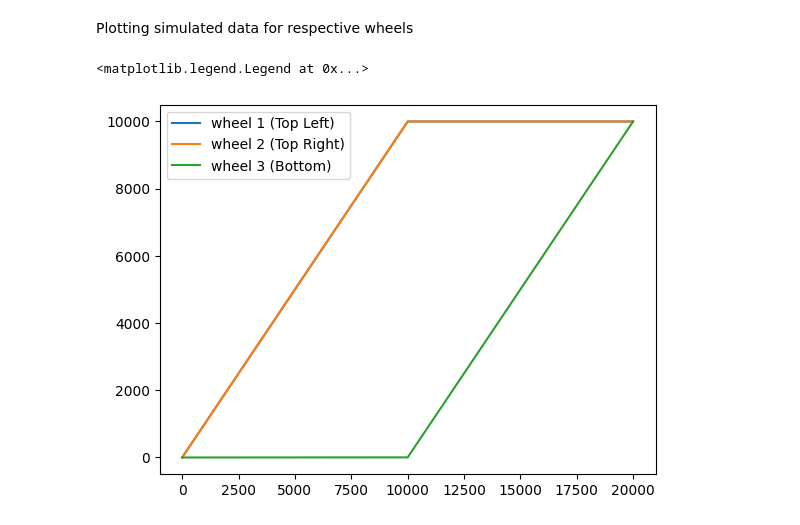
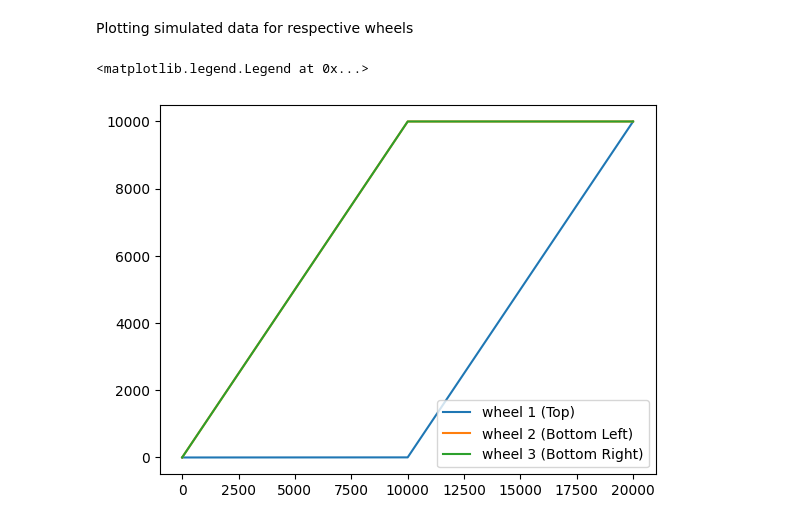
Before and after one commit to SujithChristopher/armbo_preliminary_work, a Jupyter notebook: simulation/ipy_notebooks/omniwheel_sim.ipynb, the cells around one changed output. Saved outputs shown, nothing was run; the diff lists cells and outputs as text; code cells hidden in the pictures.

```diff
--- a/simulation/ipy_notebooks/omniwheel_sim.ipynb
+++ b/simulation/ipy_notebooks/omniwheel_sim.ipynb
@@ -8,18 +26,19 @@ Simulated data
 # %%
-w1 = np.arange(0, 10000, 1)
+w1 = np.zeros(10000)
 w2 = np.arange(0, 10000, 1)
-w3 = np.zeros(10000)
+w3 = np.arange(0, 10000, 1)
+
 temp = np.full(10000, 10000)
-w3 = np.append(w3, w1)
-w1 = np.append(w1, temp)
+w1 = np.append(w1, w2)
 w2 = np.append(w2, temp)
+w3 = np.append(w3, temp)
 # %% [markdown]
 Plotting simulated data for respective wheels
 # %%
-plt.plot(w1, label='wheel 1 (Top Left)')
-plt.plot(w2, label='wheel 2 (Top Right)')
-plt.plot(w3, label='wheel 3 (Bottom)')
+plt.plot(w1, label='wheel 1 (Top)')
+plt.plot(w2, label='wheel 2 (Bottom Left)')
+plt.plot(w3, label='wheel 3 (Bottom Right)')
 plt.legend()
 # %% [output]
 <matplotlib.legend.Legend at 0x...>
-[figure, old version]
+[figure, new version]
```
Also changed, not shown: parts of 9 cells of this notebook, 1 other file.
